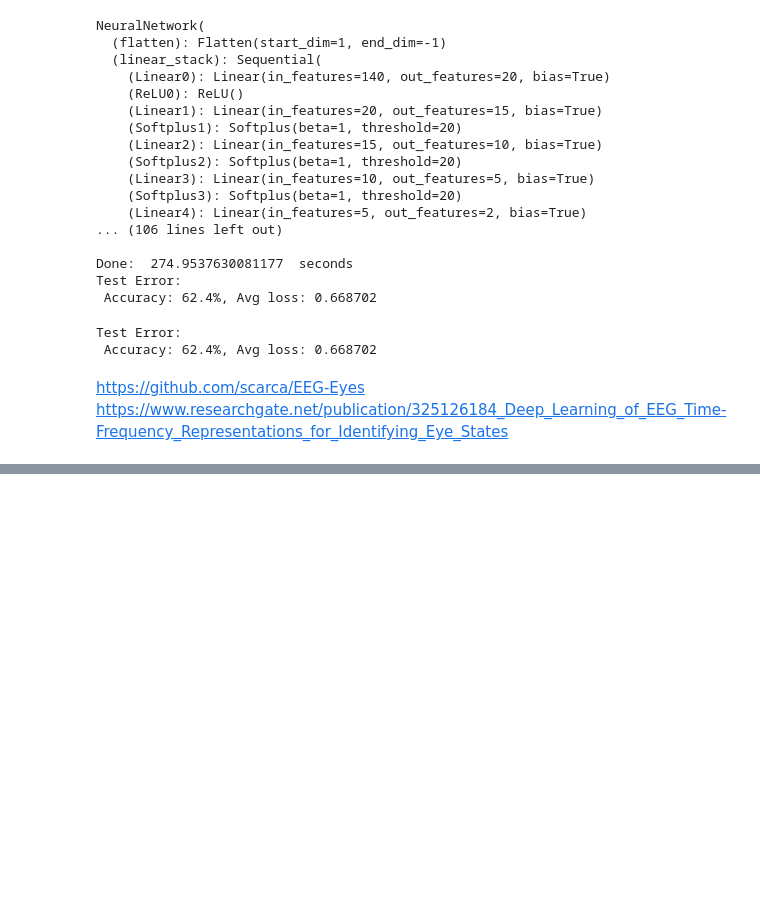
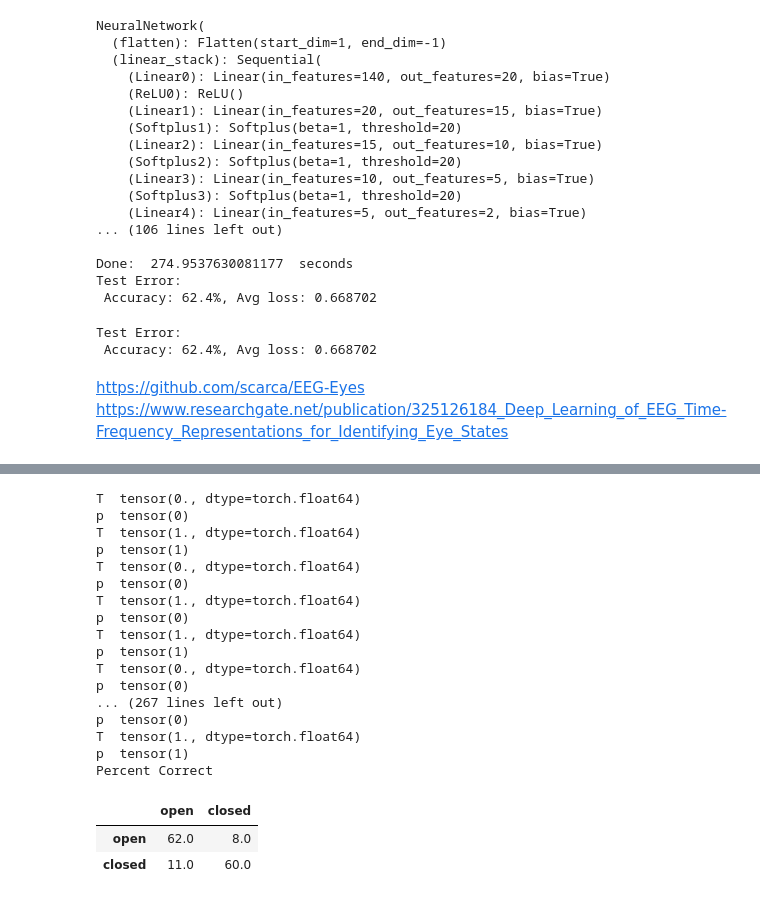
Before and after one commit to Randalthor95/CS_545, a Jupyter notebook: Final_Project/Feudale_Final_Project.ipynb, the cells around one changed output, grey strips where cells are left out. Drawn from its saved outputs; the diff is of its cells as text; code cells hidden in the pictures; blank space fills up the shorter version.

```diff
--- a/Final_Project/Feudale_Final_Project.ipynb
+++ b/Final_Project/Feudale_Final_Project.ipynb
@@ -1631,0 +2243,20 @@ https://www.researchgate.net/publication/325126184_Deep_Learning_of_EEG_Time-Fre
+# %%
+n_samples, n_inputs = train_dataset.__len__(), 140
+n_outputs = 2
+n_hiddens = [
+    int(np.sqrt(np.prod(117))) * 2,
+    int(np.sqrt(np.prod(117))),
+    10,
+]
+model = fpnn.NeuralNetwork(n_inputs, n_hiddens, n_outputs, "softplus").to(device)
+print(model)
+
+# learning_rate = 0.05 / (n_samples * n_outputs)
+learning_rate = 0.005
+
+optimizer = torch.optim.Adam(model.parameters(), lr=learning_rate)
+loss_fn = torch.nn.CrossEntropyLoss()
+epochs = 1000
+train_for_epochs(
+    epochs, train_dataloader, validate_dataloader, model, loss_fn, optimizer
+)
@@ -1631,0 +2286,43 @@ https://www.researchgate.net/publication/325126184_Deep_Learning_of_EEG_Time-Fre
+# %%
+nb_classes = 2
+
+confusion_matrix = torch.zeros(nb_classes, nb_classes)
+with torch.no_grad():
+    for i, (inputs, classes) in enumerate(validate_dataloader):
+        inputs = inputs.to(device)
+        classes = classes.to(device)
+        outputs = model(inputs.float())
+        _, preds = torch.max(outputs, 1)
+        for t, p in zip(classes.view(-1), preds.view(-1)):
+            print("T ", t)
+            print("p ", p)
+            confusion_matrix[t.long(), p.long()] += 1
+
+conf_matrix = pd.DataFrame(
+    confusion_matrix.numpy(), index=["open", "closed"], columns=["open", "closed"]
+)
+# cf.style.background_gradient(cmap='Blues').format("{:.1f} %")
+print("Percent Correct")
+conf_matrix.style.background_gradient(cmap="Blues").format("{:.1f}")
+# print(confusion_matrix)
+# %% [output]
+T  tensor(0., dtype=torch.float64)
+p  tensor(0)
+T  tensor(1., dtype=torch.float64)
+p  tensor(1)
+T  tensor(0., dtype=torch.float64)
+p  tensor(0)
+T  tensor(1., dtype=torch.float64)
+p  tensor(0)
+T  tensor(1., dtype=torch.float64)
+p  tensor(1)
+T  tensor(0., dtype=torch.float64)
+p  tensor(0)
+... (267 lines left out)
+p  tensor(0)
+T  tensor(1., dtype=torch.float64)
+p  tensor(1)
+Percent Correct
+|  | open | closed |
+| open | 62.0 | 8.0 |
+| closed | 11.0 | 60.0 |
```
Also changed, not shown: parts of 23 cells of this notebook, 11 other files.
